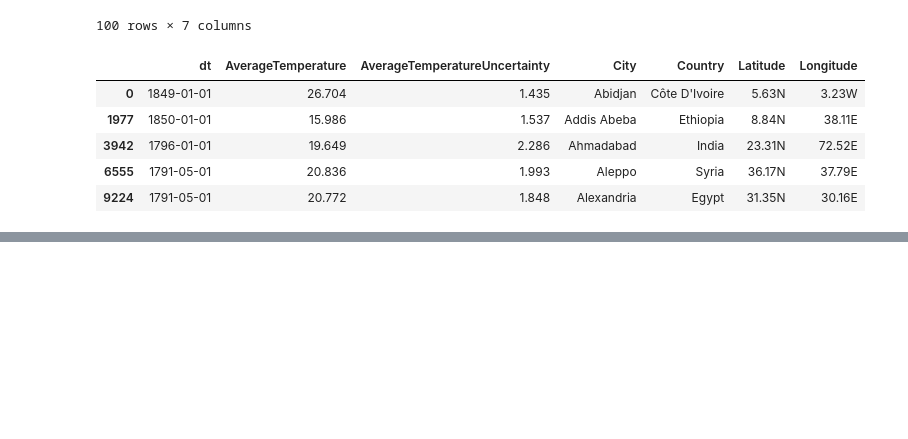
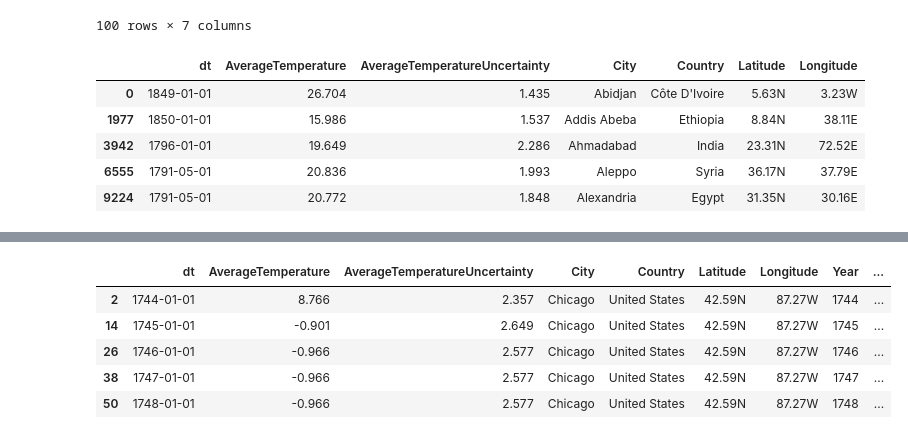
Before and after one commit to smarthome-csie-nuu-edu-tw/Weather-forecasting-with-Machine-Learning, a Jupyter notebook: 範例程式碼.ipynb, the cells around one changed output, grey strips where cells are left out. Saved outputs shown, nothing was run; the diff lists cells and outputs as text; code cells hidden in the pictures; blank space fills up the shorter version.

```diff
--- a/範例程式碼.ipynb
+++ b/範例程式碼.ipynb
@@ -110,0 +147,34 @@ ValueError: Location should consist of two numerical values, but '5.63N' of type
+# %%
+chicago_data.dt = pd.to_datetime(chicago_data.dt)
+# %%
+YEAR = []
+MONTH = []
+DAY = []
+WEEKDAY = []
+for i in range(len(chicago_data)):
+    WEEKDAY.append(chicago_data.dt[i].weekday())
+    DAY.append(chicago_data.dt[i].day)
+    MONTH.append(chicago_data.dt[i].month)
+    YEAR.append(chicago_data.dt[i].year)
+# %%
+chicago_data['Year'] = YEAR
+chicago_data['Month'] = MONTH
+chicago_data['Day'] = DAY
+chicago_data['Weekday'] = WEEKDAY
+# %%
+change_year_index = []
+change_year = []
+year_list = chicago_data['Year'].tolist()
+for y in range(0,len(year_list)-1):
+    if year_list[y]!=year_list[y+1]:
+        change_year.append(year_list[y+1])
+        change_year_index.append(y+1)
+# %%
+chicago_data.loc[change_year_index].head()
+# %% [output]
+|  | dt | AverageTemperature | AverageTemperatureUncertainty | City | Country | Latitude | Longitude | Year | ... |
+| 2 | 1744-01-01 | 8.766 | 2.357 | Chicago | United States | 42.59N | 87.27W | 1744 | ... |
+| 14 | 1745-01-01 | -0.901 | 2.649 | Chicago | United States | 42.59N | 87.27W | 1745 | ... |
+| 26 | 1746-01-01 | -0.966 | 2.577 | Chicago | United States | 42.59N | 87.27W | 1746 | ... |
+| 38 | 1747-01-01 | -0.966 | 2.577 | Chicago | United States | 42.59N | 87.27W | 1747 | ... |
+| 50 | 1748-01-01 | -0.966 | 2.577 | Chicago | United States | 42.59N | 87.27W | 1748 | ... |
```
Also changed, not shown: parts of 12 cells of this notebook.
